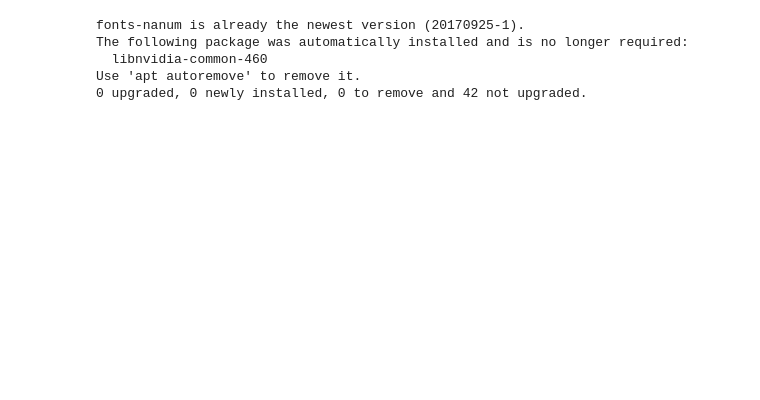
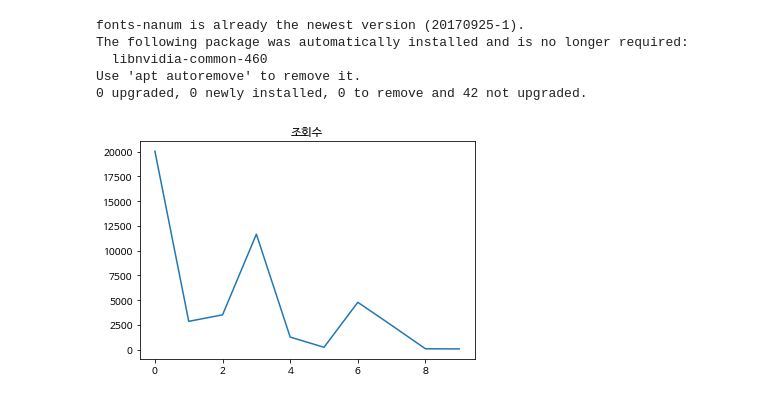
Before and after one commit to munmoom/Crawler_collaborate, a Jupyter notebook: 합치기.ipynb, the cells around one changed output. Saved outputs shown, nothing was run; the diff lists cells and outputs as text; code cells hidden in the pictures; blank space fills up the shorter version.

```diff
--- a/합치기.ipynb
+++ b/합치기.ipynb
@@ -117,11 +117,11 @@ A=[]
 B=[]
 
 for i in range(10):
-  ite = str(th[i])
+  ite = int(th[i])
   A.append(ite)
 
 for i in range(10):
-  ite = str(fo[i])
+  ite = int(fo[i])
   B.append(ite)
 
 
@@ -171,3 +171,10 @@ fontpath = '/usr/share/fonts/truetype/nanum/NanumBarunGothic.ttf'
 font = fm.FontProperties(fname=fontpath, size=9)
 plt.rc('font', family='NanumBarunGothic')
 mpl. font_manager._rebuild()
+# %%
+import matplotlib.pyplot as plt
+df['조회수'].plot()
+plt.title('조회수')
+plt.show()
+# %% [output]
+[figure, added]
```
Also changed, not shown: parts of 1 cell of this notebook.
